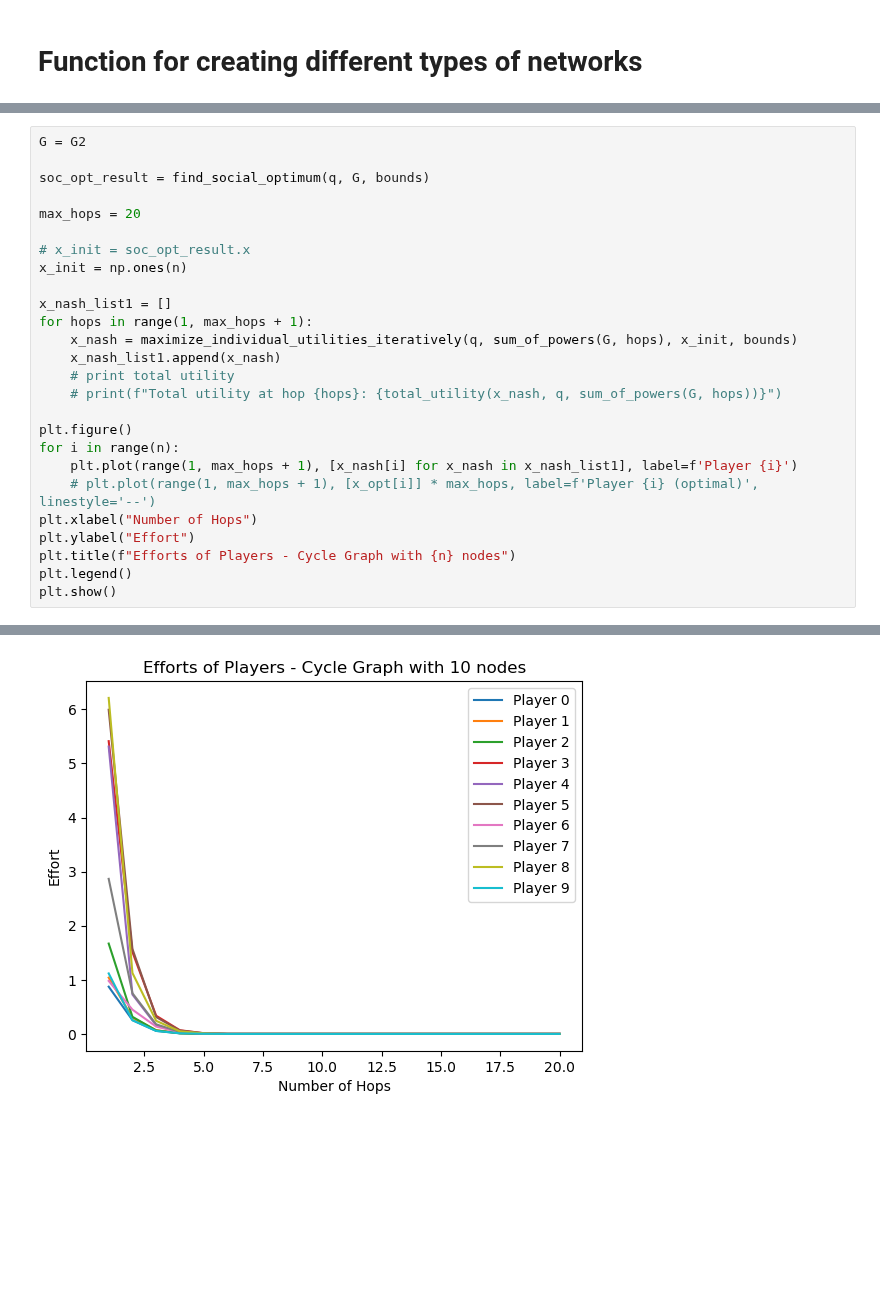
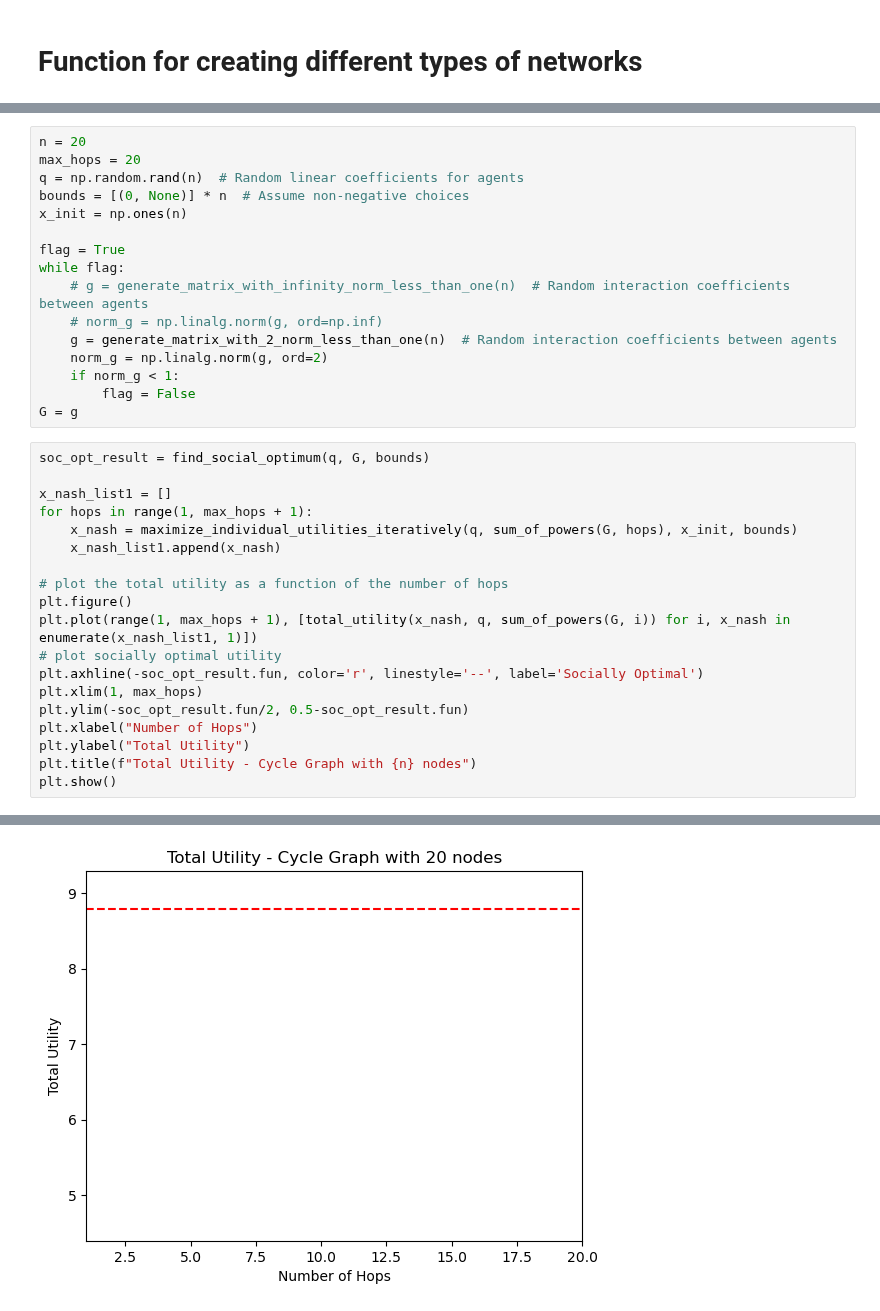
Before and after one commit to RamanEbrahimi/Research, a Jupyter notebook: K-level Network/k-hop-example.ipynb, the cells around one changed output, grey strips where cells are left out. Saved outputs shown, nothing was run; the diff lists cells and outputs as text; blank space fills up the shorter version.

```diff
--- a/K-level Network/k-hop-example.ipynb
+++ b/K-level Network/k-hop-example.ipynb
@@ -227,27 +261,36 @@ G2 = np.random.rand(n, n)
+# %%
+n = 20
+max_hops = 20
+q = np.random.rand(n)  # Random linear coefficients for agents
+bounds = [(0, None)] * n  # Assume non-negative choices
+x_init = np.ones(n)
+
+flag = True
+while flag:
+    # g = generate_matrix_with_infinity_norm_less_than_one(n)  # Random interaction coefficients between agents
+    # norm_g = np.linalg.norm(g, ord=np.inf)
+    g = generate_matrix_with_2_norm_less_than_one(n)  # Random interaction coefficients between agents
+    norm_g = np.linalg.norm(g, ord=2)
+    if norm_g < 1:
+        flag = False
+G = g
 # %%
-G = G2
-
 soc_opt_result = find_social_optimum(q, G, bounds)
-
-max_hops = 20
-
-# x_init = soc_opt_result.x
-x_init = np.ones(n)
 
 x_nash_list1 = []
 for hops in range(1, max_hops + 1):
     x_nash = maximize_individual_utilities_iteratively(q, sum_of_powers(G, hops), x_init, bounds)
     x_nash_list1.append(x_nash)
-    # print total utility
-    # print(f"Total utility at hop {hops}: {total_utility(x_nash, q, sum_of_powers(G, hops))}")
 
+# plot the total utility as a function of the number of hops
 plt.figure()
-for i in range(n):
-    plt.plot(range(1, max_hops + 1), [x_nash[i] for x_nash in x_nash_list1], label=f'Player {i}')
-    # plt.plot(range(1, max_hops + 1), [x_opt[i]] * max_hops, label=f'Player {i} (optimal)', linestyle='--')
+plt.plot(range(1, max_hops + 1), [total_utility(x_nash, q, sum_of_powers(G, i)) for i, x_nash in enumerate(x_nash_list1, 1)])
+# plot socially optimal utility
+plt.axhline(-soc_opt_result.fun, color='r', linestyle='--', label='Socially Optimal')
+plt.xlim(1, max_hops)
+plt.ylim(-soc_opt_result.fun/2, 0.5-soc_opt_result.fun)
 plt.xlabel("Number of Hops")
-plt.ylabel("Effort")
-plt.title(f"Efforts of Players - Cycle Graph with {n} nodes")
-plt.legend()
+plt.ylabel("Total Utility")
+plt.title(f"Total Utility - Cycle Graph with {n} nodes")
 plt.show()
 # %% [output]
@@ -269 +299 @@ Convergence achieved after 2 iterations.
-[figure, old version]
+[figure, new version]
```
Also changed, not shown: parts of 13 cells of this notebook.
